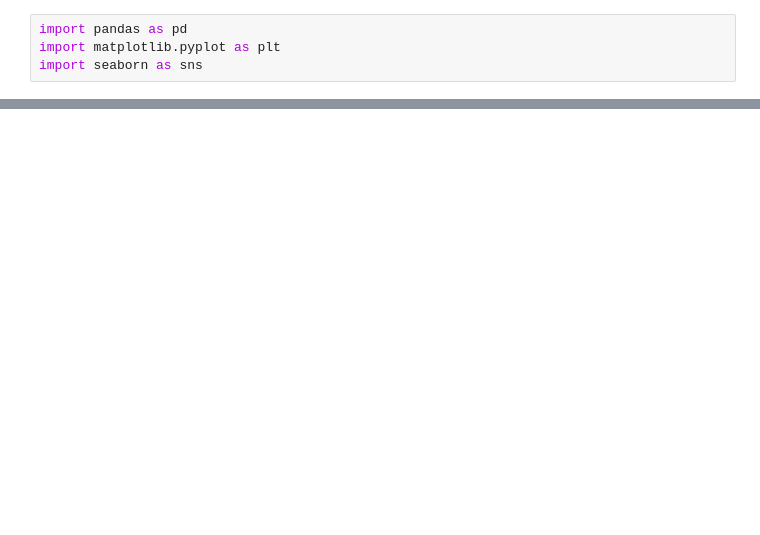
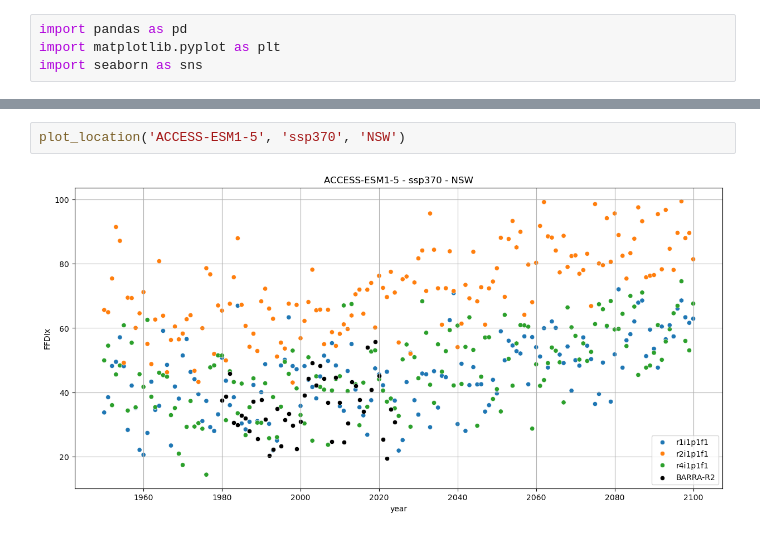
Before and after one commit to AusClimateService/rba, a Jupyter notebook: ffdix-analysis.ipynb, the cells around one changed output, grey strips where cells are left out. Drawn from its saved outputs; the diff is of its cells as text; blank space fills up the shorter version.

```diff
--- a/ffdix-analysis.ipynb
+++ b/ffdix-analysis.ipynb
@@ -129,0 +63,4 @@ def plot_ensemble_odds(
+# %%
+plot_location('ACCESS-ESM1-5', 'ssp370', 'NSW')
+# %% [output]
+[figure, added]
```
Also changed, not shown: parts of 25 cells of this notebook, 3 other files.
